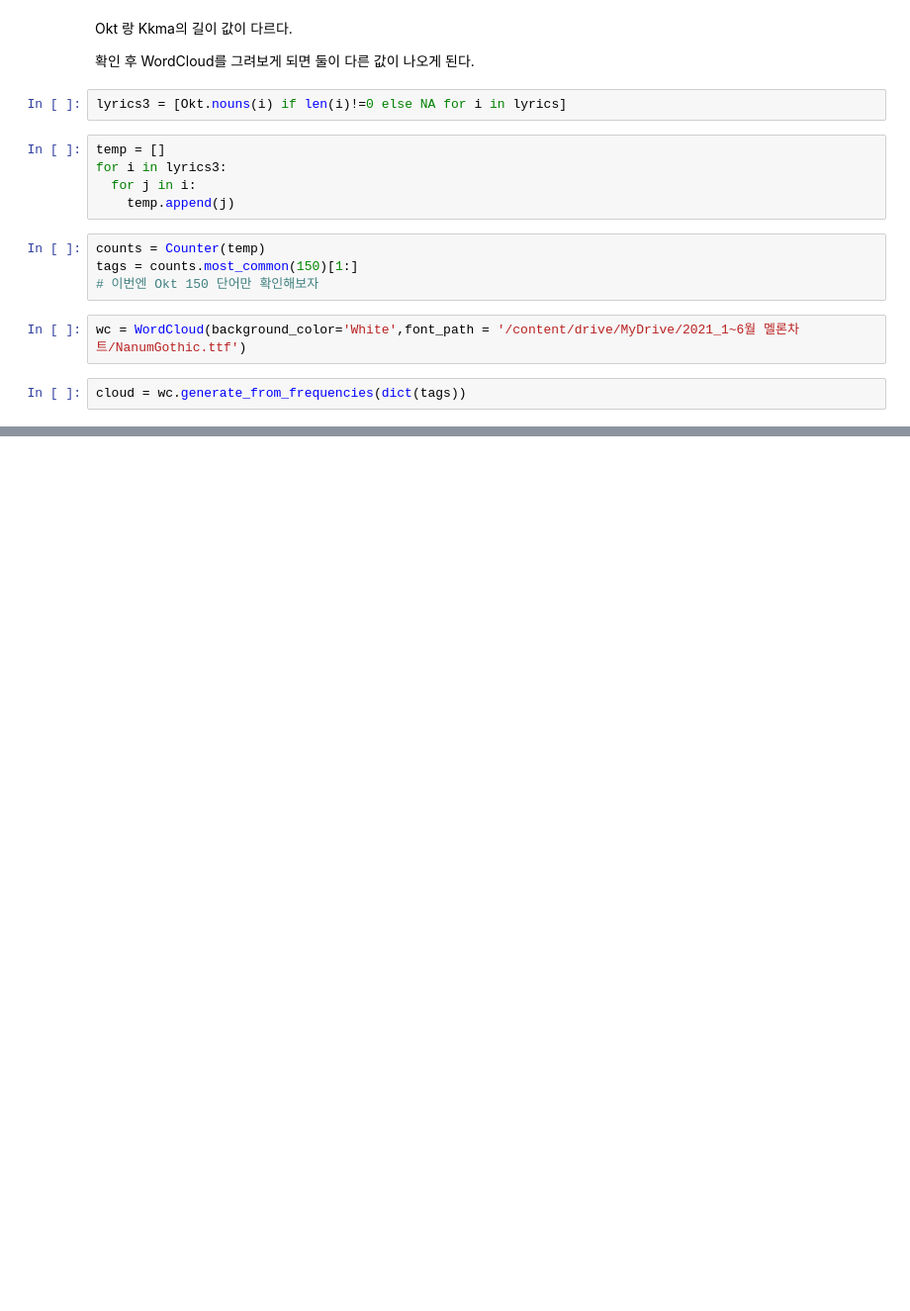
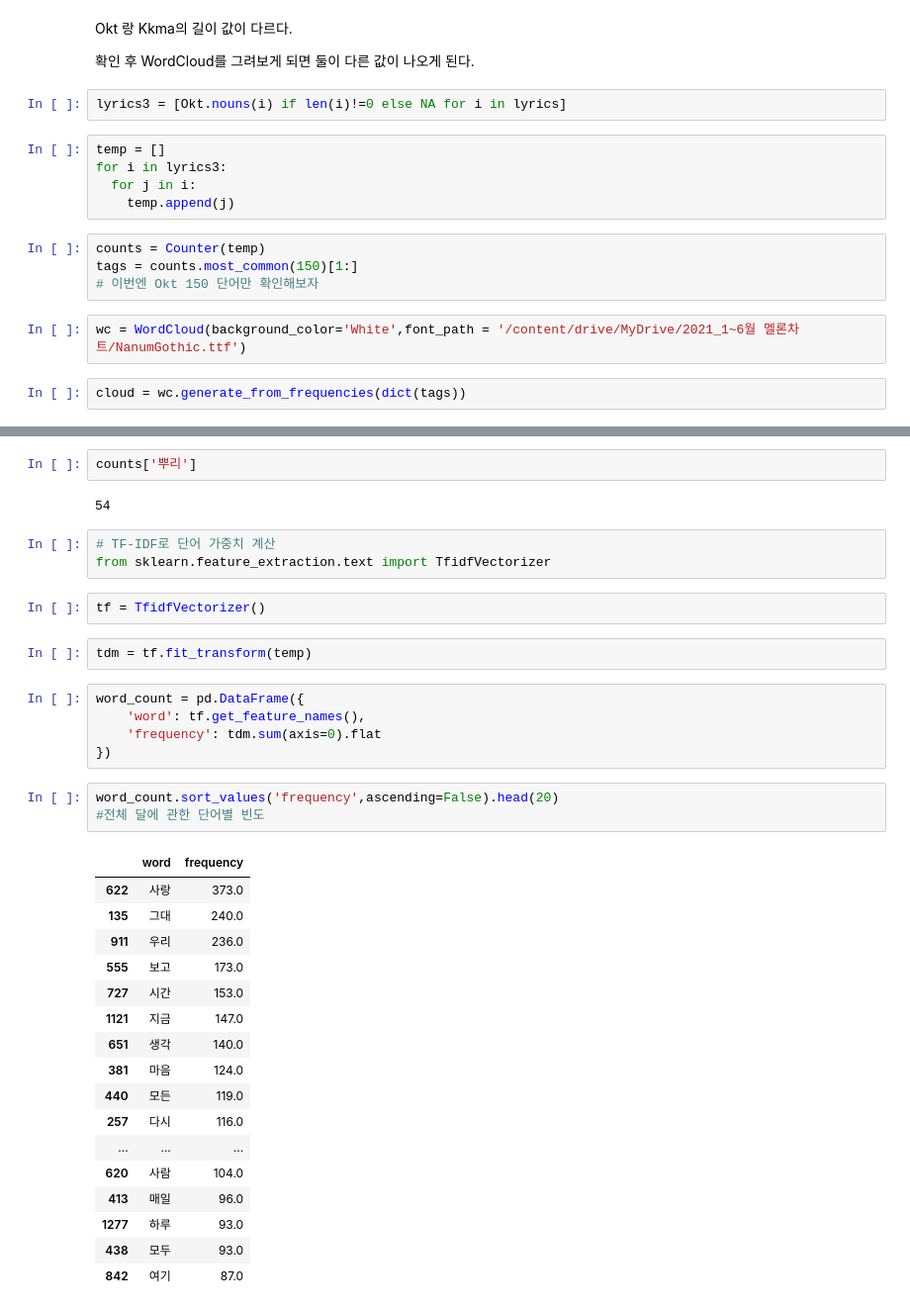
Before and after one commit to EG-L/Project, a Jupyter notebook: Melon_chart.ipynb, the cells around one changed output, grey strips where cells are left out. Shown at 99% size. Drawn from its saved outputs; the diff is of its cells as text; blank space fills up the shorter version.

```diff
--- a/Melon_chart.ipynb
+++ b/Melon_chart.ipynb
@@ -412,0 +413,37 @@ plt.show()
+# %%
+counts['뿌리']
+# %% [output]
+54
+# %%
+# TF-IDF로 단어 가중치 계산
+from sklearn.feature_extraction.text import TfidfVectorizer
+# %%
+tf = TfidfVectorizer()
+# %%
+tdm = tf.fit_transform(temp)
+# %%
+word_count = pd.DataFrame({
+    'word': tf.get_feature_names(),
+    'frequency': tdm.sum(axis=0).flat
+})
+# %%
+word_count.sort_values('frequency',ascending=False).head(20)
+#전체 달에 관한 단어별 빈도
+# %% [output]
+|  | word | frequency |
+| 622 | 사랑 | 373.0 |
+| 135 | 그대 | 240.0 |
+| 911 | 우리 | 236.0 |
+| 555 | 보고 | 173.0 |
+| 727 | 시간 | 153.0 |
+| 1121 | 지금 | 147.0 |
+| 651 | 생각 | 140.0 |
+| 381 | 마음 | 124.0 |
+| 440 | 모든 | 119.0 |
+| 257 | 다시 | 116.0 |
+| ... | ... | ... |
+| 620 | 사람 | 104.0 |
+| 413 | 매일 | 96.0 |
+| 1277 | 하루 | 93.0 |
+| 438 | 모두 | 93.0 |
+| 842 | 여기 | 87.0 |
```
Also changed, not shown: parts of 6 cells of this notebook.
